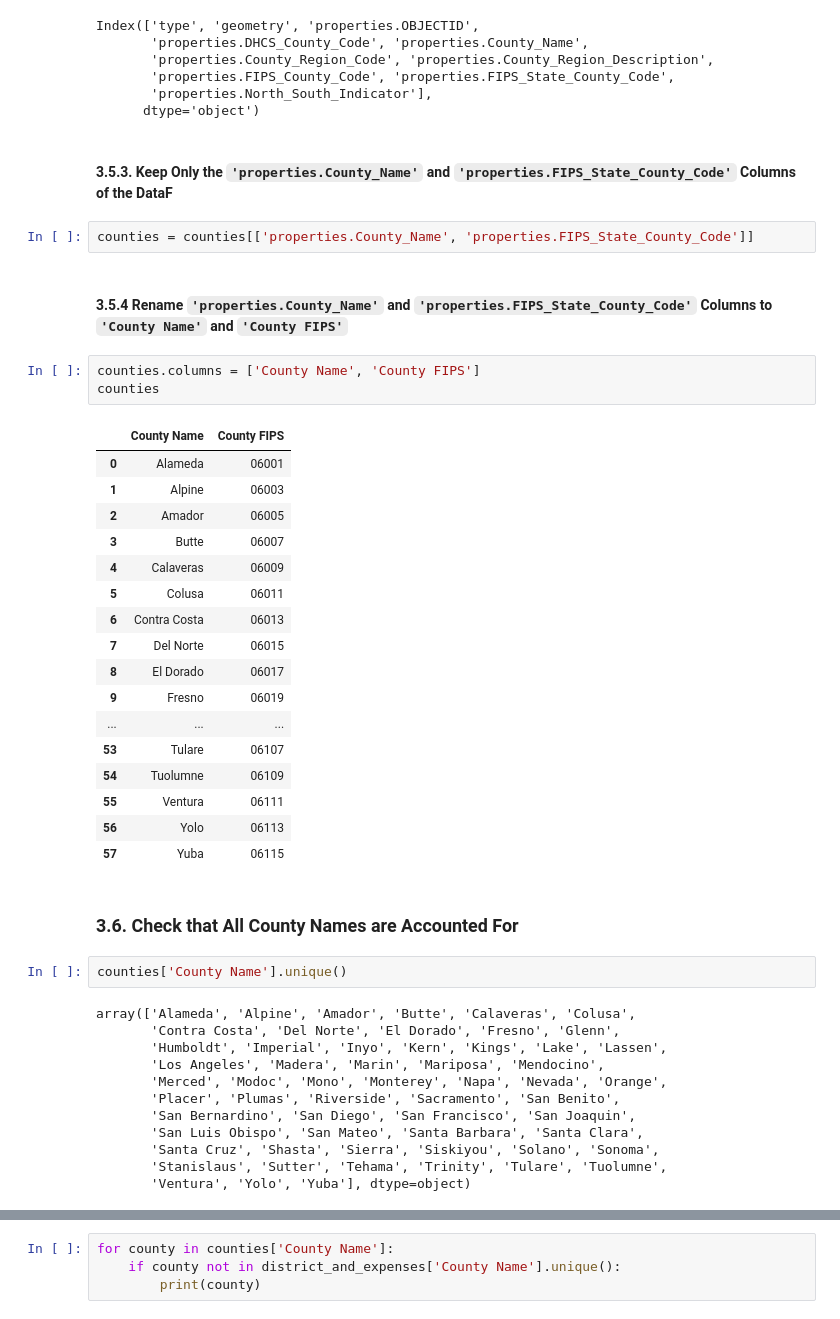
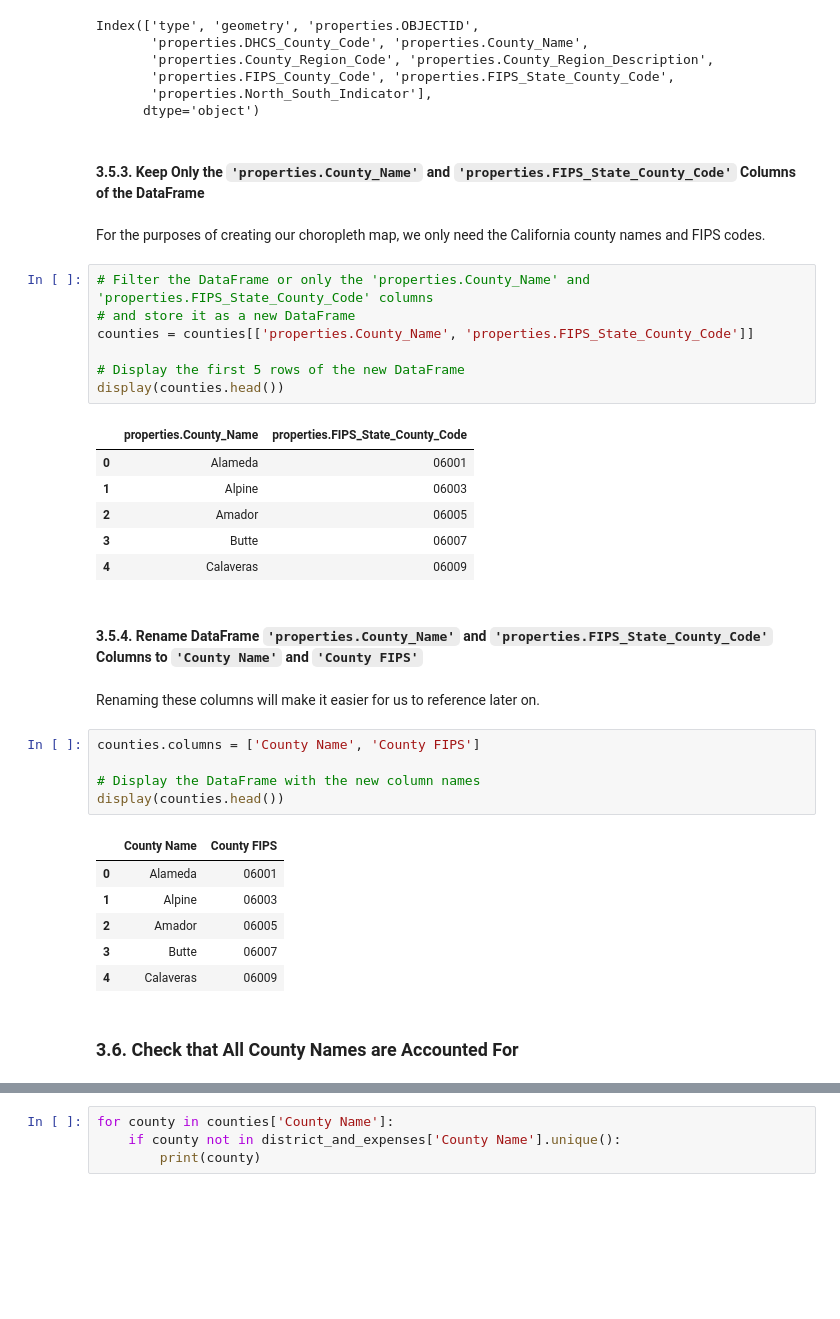
Before and after one commit to lquuu/593-milestone-1, a Jupyter notebook: deepnote/SIADS_593_Milestone_Project/Notebook 4- Visualizations Part 2 (Choropleth Map).ipynb, the cells around one changed output, grey strips where cells are left out. Drawn from its saved outputs; the diff is of its cells as text; blank space fills up the shorter version.

```diff
--- a/deepnote/SIADS_593_Milestone_Project/Notebook 4- Visualizations Part 2 (Choropleth Map).ipynb
+++ b/deepnote/SIADS_593_Milestone_Project/Notebook 4- Visualizations Part 2 (Choropleth Map).ipynb
@@ -178,45 +178,38 @@ Index(['type', 'geometry', 'properties.OBJECTID',
        'properties.North_South_Indicator'],
       dtype='object')
 # %% [markdown]
-#### 3.5.3. Keep Only the `'properties.County_Name'` and `'properties.FIPS_State_County_Code'` Columns of the DataF
+#### 3.5.3. Keep Only the `'properties.County_Name'` and `'properties.FIPS_State_County_Code'` Columns of the DataFrame
-# %%
-counties = counties[['properties.County_Name', 'properties.FIPS_State_County_Code']]
+# %% [markdown]
+For the purposes of creating our choropleth map, we only need the California county names and FIPS codes.
+# %%
+# Filter the DataFrame or only the 'properties.County_Name' and 'properties.FIPS_State_County_Code' columns
+# and store it as a new DataFrame
+counties = counties[['properties.County_Name', 'properties.FIPS_State_County_Code']]
+
+# Display the first 5 rows of the new DataFrame
+display(counties.head())
+# %% [output]
+|  | properties.County_Name | properties.FIPS_State_County_Code |
+| 0 | Alameda | 06001 |
+| 1 | Alpine | 06003 |
+| 2 | Amador | 06005 |
+| 3 | Butte | 06007 |
+| 4 | Calaveras | 06009 |
 # %% [markdown]
-#### 3.5.4 Rename `'properties.County_Name'` and `'properties.FIPS_State_County_Code'` Columns to `'County Name'` and `'County FIPS'`
+#### 3.5.4. Rename DataFrame `'properties.County_Name'` and `'properties.FIPS_State_County_Code'` Columns to `'County Name'` and `'County FIPS'`
+# %% [markdown]
+Renaming these columns will make it easier for us to reference later on.
 # %%
 counties.columns = ['County Name', 'County FIPS']
-counties
+
+# Display the DataFrame with the new column names
+display(counties.head())
 # %% [output]
 |  | County Name | County FIPS |
 | 0 | Alameda | 06001 |
 | 1 | Alpine | 06003 |
 | 2 | Amador | 06005 |
 | 3 | Butte | 06007 |
 | 4 | Calaveras | 06009 |
-| 5 | Colusa | 06011 |
-| 6 | Contra Costa | 06013 |
-| 7 | Del Norte | 06015 |
-| 8 | El Dorado | 06017 |
-| 9 | Fresno | 06019 |
-| ... | ... | ... |
-| 53 | Tulare | 06107 |
-| 54 | Tuolumne | 06109 |
-| 55 | Ventura | 06111 |
-| 56 | Yolo | 06113 |
-| 57 | Yuba | 06115 |
 # %% [markdown]
 ### 3.6. Check that All County Names are Accounted For
-# %%
-counties['County Name'].unique()
-# %% [output]
-array(['Alameda', 'Alpine', 'Amador', 'Butte', 'Calaveras', 'Colusa',
-       'Contra Costa', 'Del Norte', 'El Dorado', 'Fresno', 'Glenn',
-       'Humboldt', 'Imperial', 'Inyo', 'Kern', 'Kings', 'Lake', 'Lassen',
-       'Los Angeles', 'Madera', 'Marin', 'Mariposa', 'Mendocino',
-       'Merced', 'Modoc', 'Mono', 'Monterey', 'Napa', 'Nevada', 'Orange',
-       'Placer', 'Plumas', 'Riverside', 'Sacramento', 'San Benito',
-       'San Bernardino', 'San Diego', 'San Francisco', 'San Joaquin',
-       'San Luis Obispo', 'San Mateo', 'Santa Barbara', 'Santa Clara',
-       'Santa Cruz', 'Shasta', 'Sierra', 'Siskiyou', 'Solano', 'Sonoma',
-       'Stanislaus', 'Sutter', 'Tehama', 'Trinity', 'Tulare', 'Tuolumne',
-       'Ventura', 'Yolo', 'Yuba'], dtype=object)
```
Also changed, not shown: parts of 7 cells of this notebook, 1 other file.
